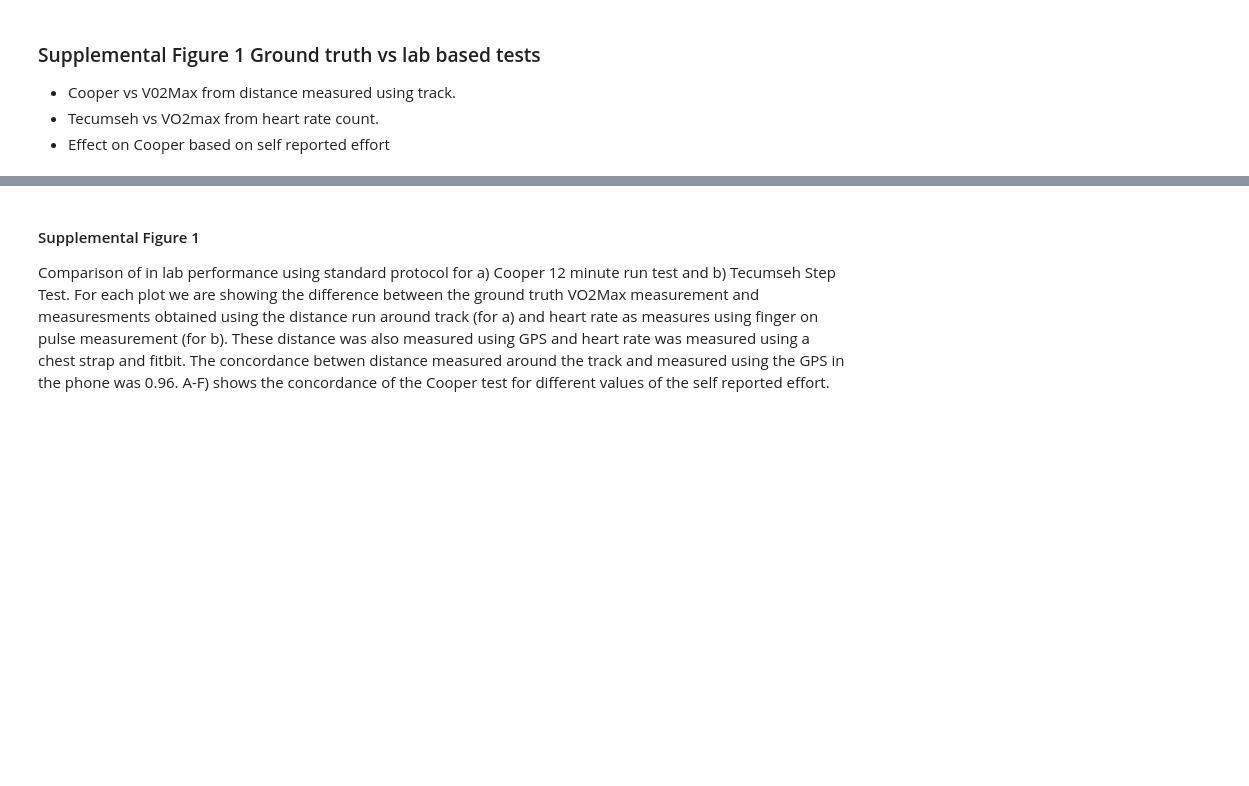
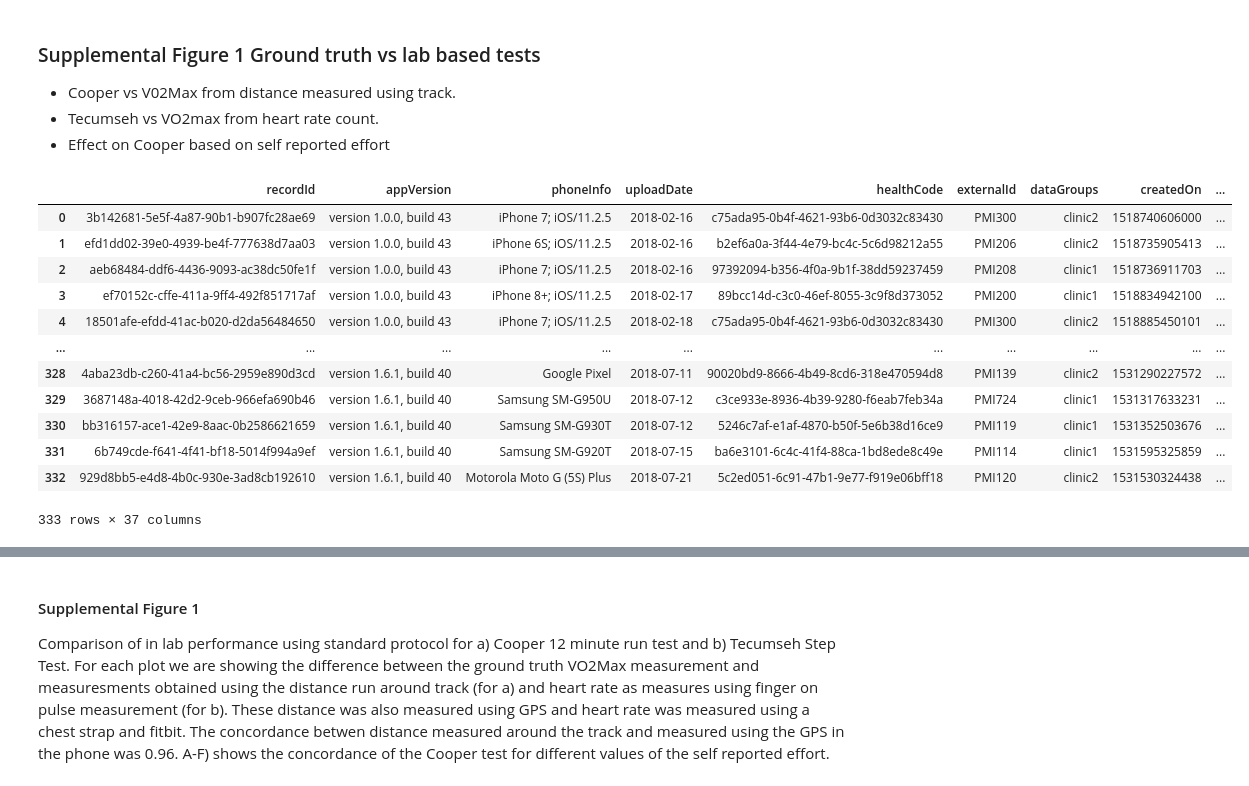
Before and after one commit to Sage-Bionetworks/CRF_validation_analysis, a Jupyter notebook: Figures.ipynb, the cells around one changed output, grey strips where cells are left out. Saved outputs shown, nothing was run; the diff lists cells and outputs as text; code cells hidden in the pictures; blank space fills up the shorter version.

```diff
--- a/Figures.ipynb
+++ b/Figures.ipynb
@@ -382,6 +382,22 @@ plt.savefig('../manuscript/figure1.pdf');
 * Cooper vs V02Max from distance measured using track.
 * Tecumseh vs VO2max from heart rate count.
 * Effect on Cooper based on self reported effort
+# %%
+df_12mt
+# %% [output]
+|  | recordId | appVersion | phoneInfo | uploadDate | healthCode | externalId | dataGroups | createdOn | ... |
+| 0 | 3b142681-5e5f-4a87-90b1-b907fc28ae69 | version 1.0.0, build 43 | iPhone 7; iOS/11.2.5 | 2018-02-16 | c75ada95-0b4f-4621-93b6-0d3032c83430 | PMI300 | clinic2 | 1518740606000 | ... |
+| 1 | efd1dd02-39e0-4939-be4f-777638d7aa03 | version 1.0.0, build 43 | iPhone 6S; iOS/11.2.5 | 2018-02-16 | b2ef6a0a-3f44-4e79-bc4c-5c6d98212a55 | PMI206 | clinic2 | 1518735905413 | ... |
+| 2 | aeb68484-ddf6-4436-9093-ac38dc50fe1f | version 1.0.0, build 43 | iPhone 7; iOS/11.2.5 | 2018-02-16 | 97392094-b356-4f0a-9b1f-38dd59237459 | PMI208 | clinic1 | 1518736911703 | ... |
+| 3 | ef70152c-cffe-411a-9ff4-492f851717af | version 1.0.0, build 43 | iPhone 8+; iOS/11.2.5 | 2018-02-17 | 89bcc14d-c3c0-46ef-8055-3c9f8d373052 | PMI200 | clinic1 | 1518834942100 | ... |
+| 4 | 18501afe-efdd-41ac-b020-d2da56484650 | version 1.0.0, build 43 | iPhone 7; iOS/11.2.5 | 2018-02-18 | c75ada95-0b4f-4621-93b6-0d3032c83430 | PMI300 | clinic2 | 1518885450101 | ... |
+| ... | ... | ... | ... | ... | ... | ... | ... | ... | ... |
+| 328 | 4aba23db-c260-41a4-bc56-2959e890d3cd | version 1.6.1, build 40 | Google Pixel | 2018-07-11 | 90020bd9-8666-4b49-8cd6-318e470594d8 | PMI139 | clinic2 | 1531290227572 | ... |
+| 329 | 3687148a-4018-42d2-9ceb-966efa690b46 | version 1.6.1, build 40 | Samsung SM-G950U | 2018-07-12 | c3ce933e-8936-4b39-9280-f6eab7feb34a | PMI724 | clinic1 | 1531317633231 | ... |
+| 330 | bb316157-ace1-42e9-8aac-0b2586621659 | version 1.6.1, build 40 | Samsung SM-G930T | 2018-07-12 | 5246c7af-e1af-4870-b50f-5e6b38d16ce9 | PMI119 | clinic1 | 1531352503676 | ... |
+| 331 | 6b749cde-f641-4f41-bf18-5014f994a9ef | version 1.6.1, build 40 | Samsung SM-G920T | 2018-07-15 | ba6e3101-6c4c-41f4-88ca-1bd8ede8c49e | PMI114 | clinic1 | 1531595325859 | ... |
+| 332 | 929d8bb5-e4d8-4b0c-930e-3ad8cb192610 | version 1.6.1, build 40 | Motorola Moto G (5S) Plus | 2018-07-21 | 5c2ed051-6c91-47b1-9e77-f919e06bff18 | PMI120 | clinic2 | 1531530324438 | ... |
+333 rows × 37 columns
 # %%
 plt.figure(figsize=(14,12));
 
```
Also changed, not shown: parts of 5 cells of this notebook.
